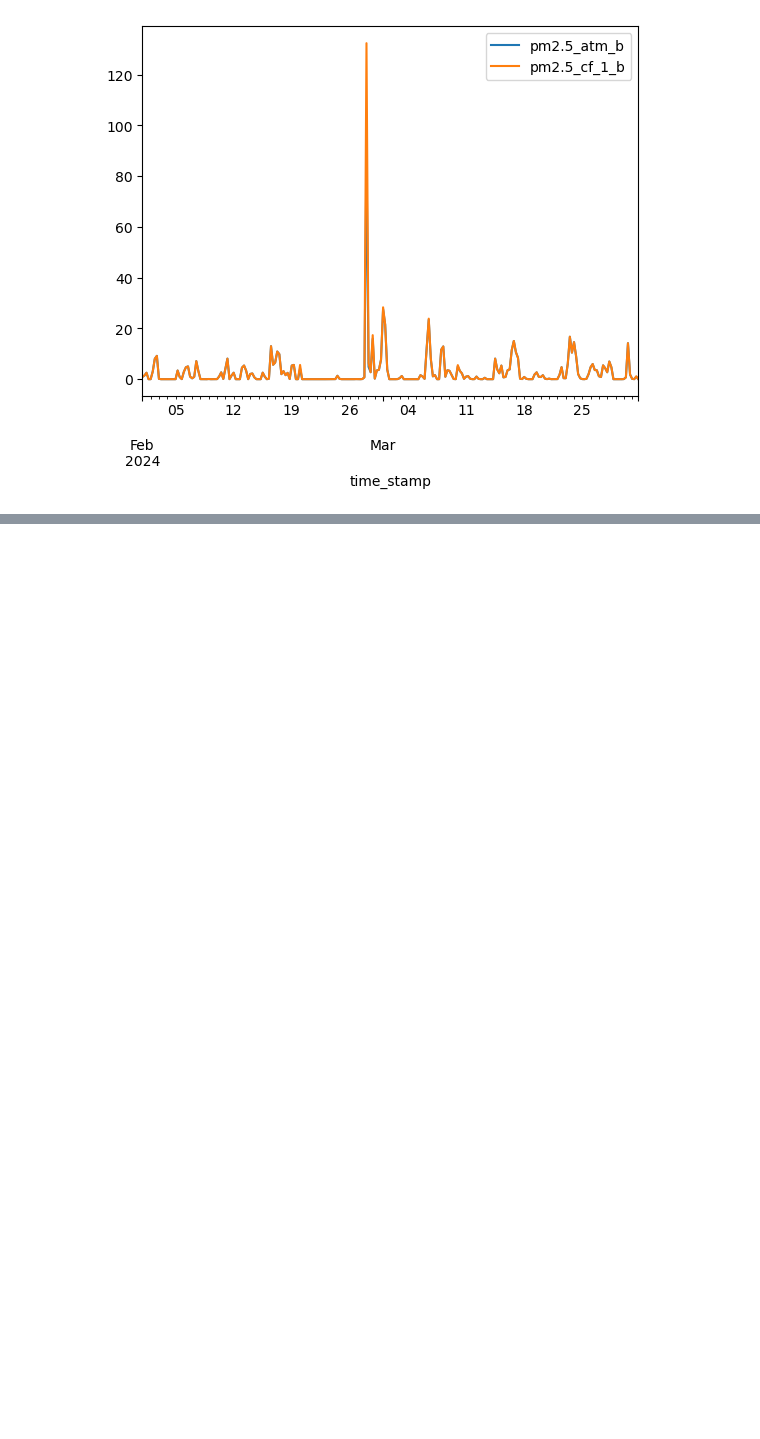
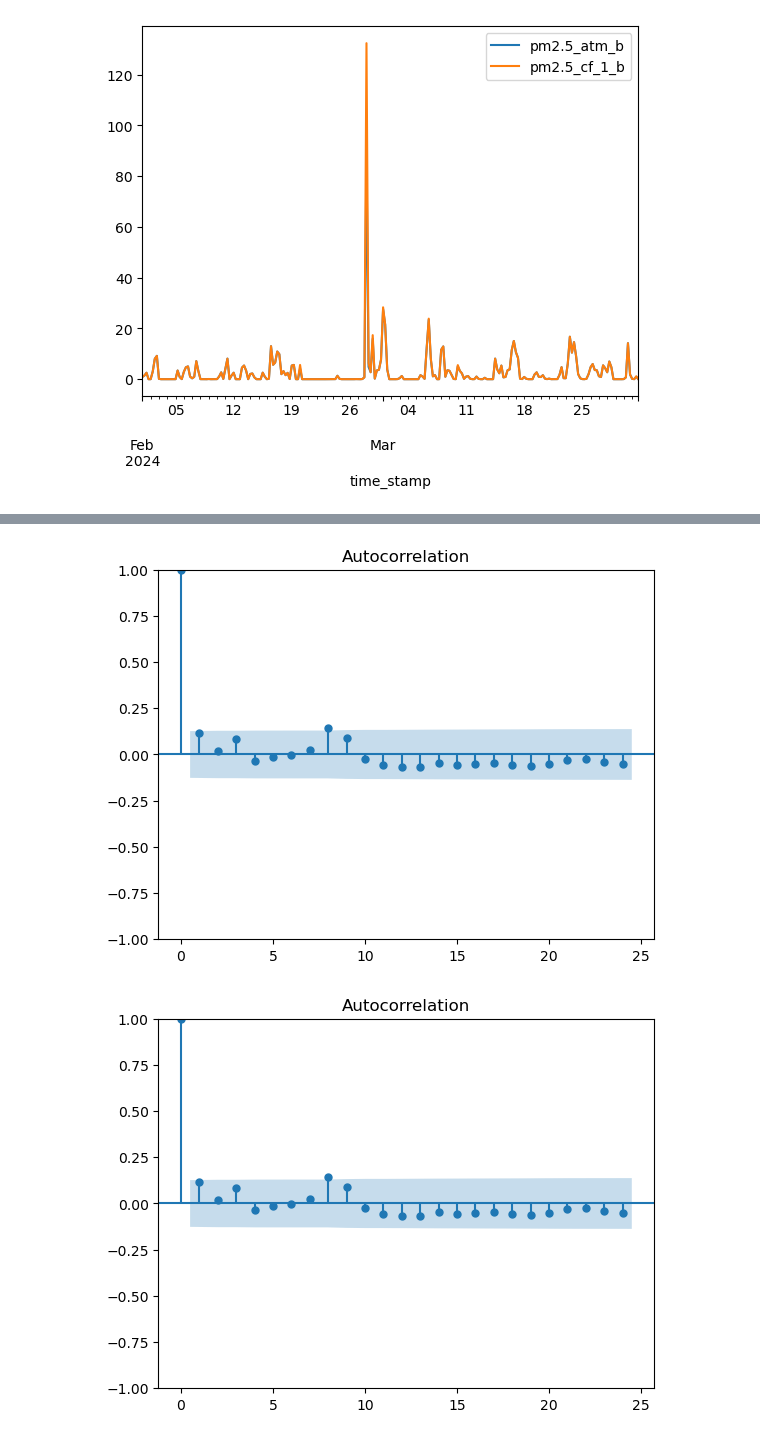
Before and after one commit to siwa-p/Air-quality-monitoring-and-prediction-using-PurpleAir-data, a Jupyter notebook: notebooks/eda_01.ipynb, the cells around one changed output, grey strips where cells are left out. Cells and saved outputs as stored; diff of their text form; code cells hidden in the pictures; blank space fills up the shorter version.

Commit message:
exploring ARIMA for amarillo data

```diff
--- a/notebooks/eda_01.ipynb
+++ b/notebooks/eda_01.ipynb
@@ -110,0 +131,5 @@ sensor_amarillo.to_csv('../datasets/sensor_data/amarillo.csv')
+# %%
+plot_acf(sensor_amarillo_b['pm2.5_cf_1_b'])
+# %% [output]
+[figure, added]
+[figure, added]
```
Also changed, not shown: parts of 13 cells of this notebook.
